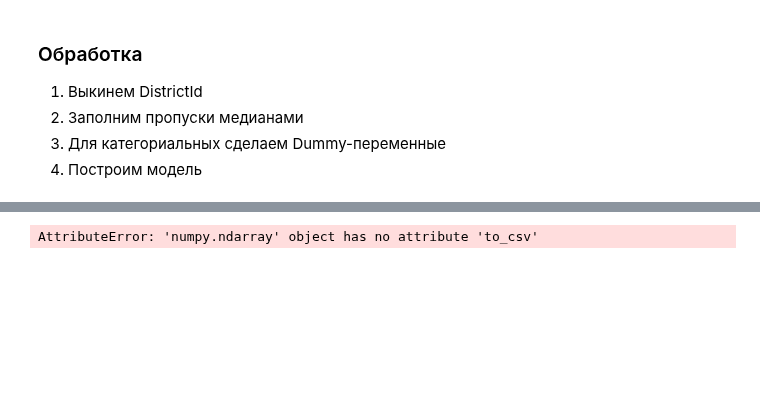
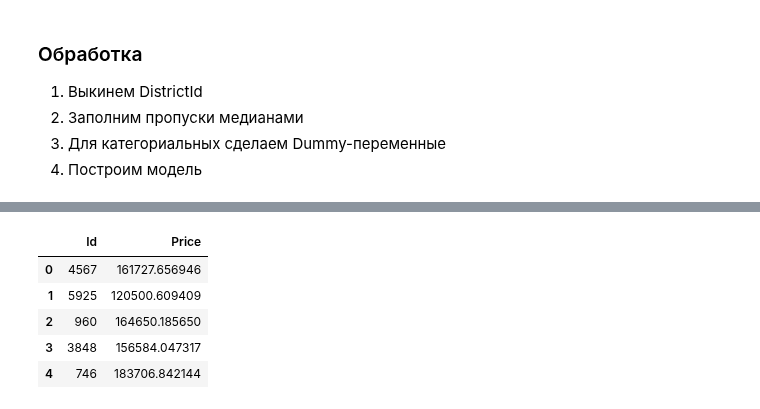
Before and after one commit to NyarukouSAMA/DSPart1, a Jupyter notebook: GraduationWork/base.ipynb, the cells around one changed output, grey strips where cells are left out. Saved outputs shown, nothing was run; the diff lists cells and outputs as text; code cells hidden in the pictures; blank space fills up the shorter version.

```diff
--- a/GraduationWork/base.ipynb
+++ b/GraduationWork/base.ipynb
@@ -236,12 +231,5 @@ train_medians = train.median()
 # %%
-test = test.fillna(train_medians)
+test = dp.transform(test)
-# %%
-test.loc[(test['Rooms'] < 1) | (test['Rooms'] > 9), 'Rooms'] = train_medians['Rooms']
-# %%
-test = pd.get_dummies(test)
-# %%
-test = test.set_index('Id')
-test.drop('DistrictId', inplace=True, axis=1)
 # %%
 y_predict = dtr.predict(test)
 # %%
@@ -252,4 +240,14 @@ array([153733.66380144, 118831.33497815, 156360.81862494, ...,
+# %%
+submit = pd.read_csv('sample_submission.csv')
+
+submit['Price'] = y_predict
+submit.head()
+# %% [output]
+|  | Id | Price |
+| 0 | 4567 | 161727.656946 |
+| 1 | 5925 | 120500.609409 |
+| 2 | 960 | 164650.185650 |
+| 3 | 3848 | 156584.047317 |
+| 4 | 746 | 183706.842144 |
 # %%
-y_predict.to_csv("test.csv", sep=";", index=False)
+submit.to_csv('rf_submit.csv', index=False)
-# %% [output]
-AttributeError: 'numpy.ndarray' object has no attribute 'to_csv'
```
Also changed, not shown: parts of 13 cells of this notebook.
